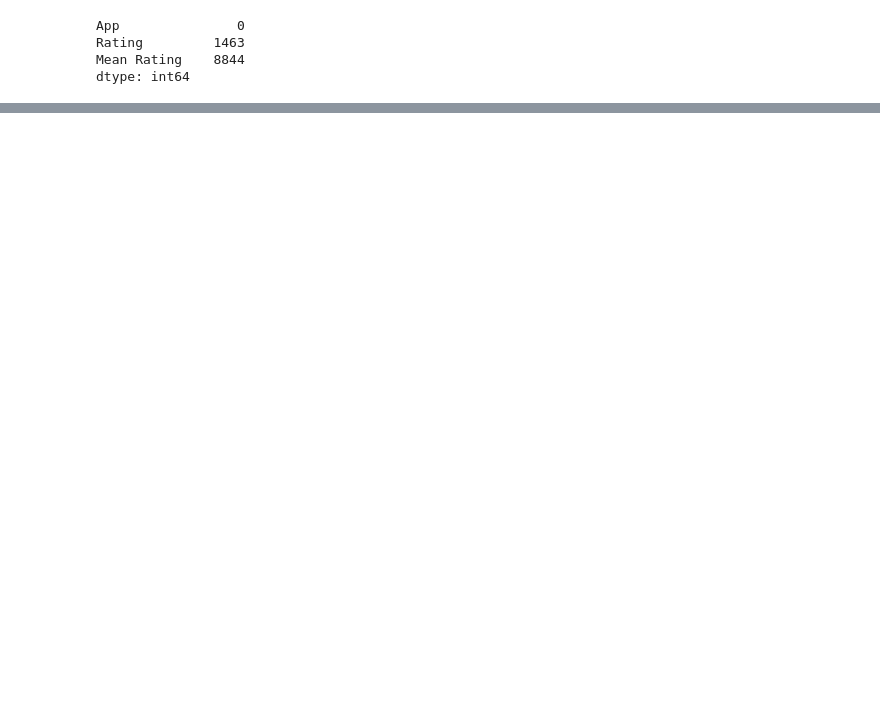
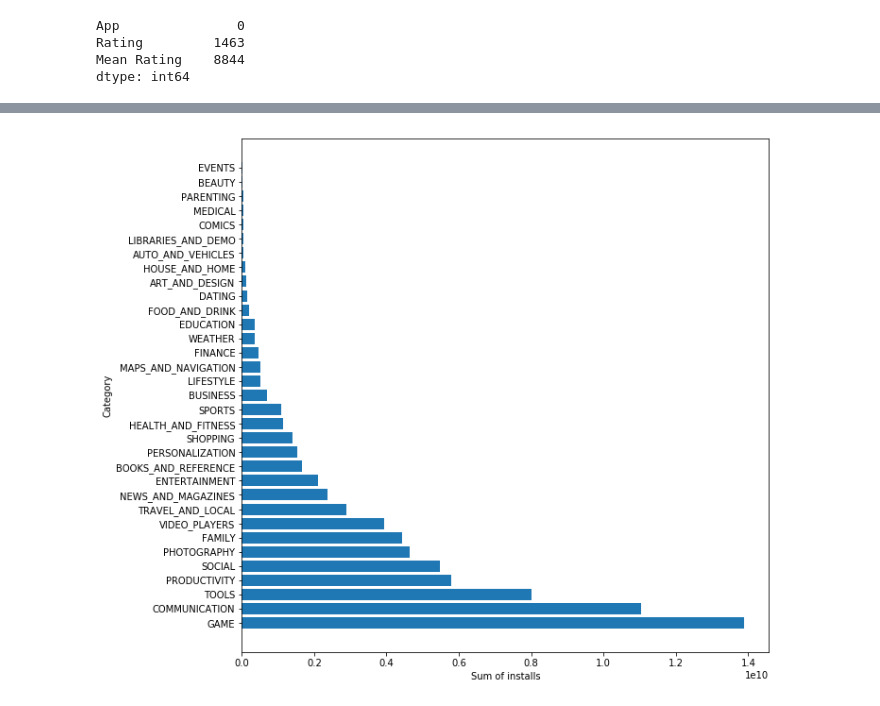
Before and after one commit to AmrAbuelfadl/DE-Project, a Jupyter notebook: DE-Project.ipynb, the cells around one changed output, grey strips where cells are left out. Cells and saved outputs as stored; diff of their text form; code cells hidden in the pictures; blank space fills up the shorter version.

```diff
--- a/DE-Project.ipynb
+++ b/DE-Project.ipynb
@@ -306,0 +318,8 @@ Sum_Of_different_Categories
+# %%
+# Looking for top installed categories
+
+sum = Applications.groupby('Category', as_index=False)['Installs'].sum()
+Categories_Sum_Of_Installs = pd.DataFrame(sum)
+Categories_Sum_Of_Installs.columns = ['Category', 'Sum']
+Categories_Sum_Of_Installs = Categories_Sum_Of_Installs.sort_values(by = 'Sum', ascending = False)
+Categories_Sum_Of_Installs
@@ -306,0 +344,18 @@ Sum_Of_different_Categories
+# %%
+sumValues = Categories_Sum_Of_Installs['Sum'].values
+categoryValues = Categories_Sum_Of_Installs['Category'].values
+
+fig = plt.figure(figsize=(10,10))
+
+plt.barh(np.arange(len(countValues)) , sumValues)
+plt.yticks(np.arange(len(countValues)) , categoryValues )
+
+plt.ylabel('Category')
+plt.xlabel('Sum of installs')
+
+plt.show()
+
+
+fig.savefig('Figures/SumOfInstallsPerCat.jpg')
+# %% [output]
+[figure, added]
```
Also changed, not shown: parts of 14 cells of this notebook, 3 other files.
